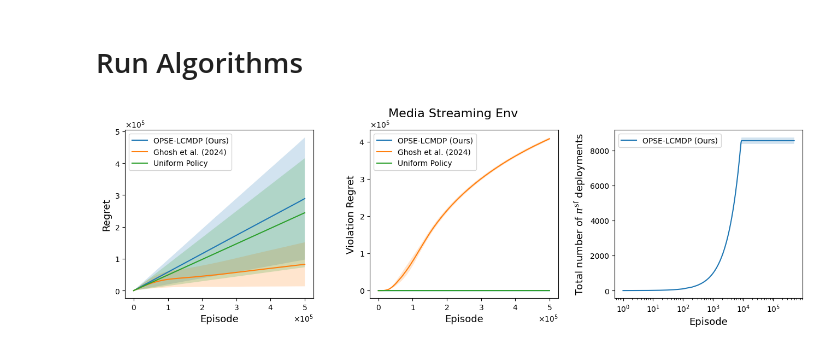
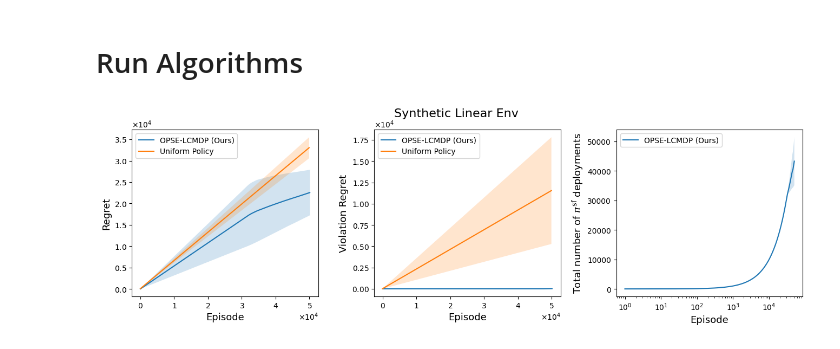
Before and after one commit to matsuolab/Episode-Wise-Safe-Linear-CMDP, a Jupyter notebook: Experiment-tabular.ipynb, the cells around one changed output. Saved outputs shown, nothing was run; the diff lists cells and outputs as text; code cells hidden in the pictures.

Commit message:
Update: linear seems work. TODO: add Ghosh algorithm

```diff
--- a/Experiment-tabular.ipynb
+++ b/Experiment-tabular.ipynb
@@ -4,7 +4,7 @@ ray.shutdown()
 ray.init(num_cpus=3)
 
 debug = False
-CMDP_type = "streaming"  # choose "random" or "streaming"
+CMDP_type = "linear"  # choose "random" or "streaming"
 # NUM_SEEDS = 30
 NUM_SEEDS = 3
 
@@ -455,7 +160,7 @@ if debug:
 # Run Algorithms
 # %%
 import ray
-
+from utils import set_cmdp_info
 
 @ray.remote
 class Buffer:
@@ -464,10 +169,6 @@ class Buffer:
         self.regrets = []
         self.vio_regrets = []
         self.safe_deploy_sums = []
-
-        self.episodes_Ghosh = []
-        self.regrets_Ghosh = []
-        self.vio_regrets_Ghosh = []
 
         self.episodes_uni = []
         self.regrets_uni = []
@@ -478,11 +179,6 @@ class Buffer:
         self.regrets.append(regrets)
         self.vio_regrets.append(vio_regrets)
         self.safe_deploy_sums.append(safe_deploy_sums)
-
-    def add_Ghosh(self, episodes_Ghosh, regrets_Ghosh, vio_regrets_Ghosh):
-        self.episodes_Ghosh.append(episodes_Ghosh)
-        self.regrets_Ghosh.append(regrets_Ghosh)
-        self.vio_regrets_Ghosh.append(vio_regrets_Ghosh)
 
     def add_uni(self, episodes_uni, regrets_uni, vio_regrets_uni):
         self.episodes_uni.append(episodes_uni)
@@ -495,15 +191,11 @@ class Buffer:
         vio_regrets = np.array(self.vio_regrets)
         deploy_sums = np.array(self.safe_deploy_sums)
 
-        Ghosh_episodes = np.array(self.episodes_Ghosh)
-        Ghosh_regrets = np.array(self.regrets_Ghosh)
-        Ghosh_vio_regrets = np.array(self.vio_regrets_Ghosh)
-
         uni_episodes = np.array(self.episodes_uni)
         uni_regrets = np.array(self.regrets_uni)
         uni_vio_regrets = np.array(self.vio_regrets_uni)
 
-        return episodes, regrets, vio_regrets, deploy_sums, Ghosh_episodes, Ghosh_regrets, Ghosh_vio_regrets, uni_episodes, uni_regrets, uni_vio_regrets
+        return episodes, regrets, vio_regrets, deploy_sums, uni_episodes, uni_regrets, uni_vio_regrets
 
 
 @ray.remote
@@ -519,21 +211,6 @@ def run_proposal(buffer, seed):
         np.array(regrets),
         np.array(vio_regrets),
         np.array(safe_deploy_sums),
-    )
-
-
-@ray.remote
-def run_Ghosh(buffer, seed):
-    key = PRNGKey(seed)
-    cmdp = create_cmdp(key)
-    cmdp = set_cmdp_info(cmdp)
-
-    episodes_Ghosh, regrets_Ghosh, vio_regrets_Ghosh = RunAlgoGhosh(cmdp, K, seed)
-
-    buffer.add_Ghosh.remote(
-        np.array(episodes_Ghosh),
-        np.array(regrets_Ghosh),
-        np.array(vio_regrets_Ghosh),
     )
 
 
@@ -557,7 +234,6 @@ buffer = Buffer.remote()
 jobs = []
 for i in range(NUM_SEEDS):
     jobs.append(run_proposal.remote(buffer, i))
-    jobs.append(run_Ghosh.remote(buffer, i))
     jobs.append(run_uni.remote(buffer, i))
 
 _ = ray.get(jobs)
@@ -571,7 +247,7 @@ with open(f"results-{CMDP_type}.pkl", "wb") as f:
 import pickle
 with open(f"results-{CMDP_type}.pkl", "rb") as f:
     results = pickle.load(f)
-    episodes, regrets, vio_regrets, deploy_sums, Ghosh_episodes, Ghosh_regrets, Ghosh_vio_regrets, uni_episodes, uni_regrets, uni_vio_regrets = results
+    episodes, regrets, vio_regrets, deploy_sums, uni_episodes, uni_regrets, uni_vio_regrets = results
 # %%
 import numpy as np
 import matplotlib.pyplot as plt
@@ -593,10 +269,6 @@ reg_mean, reg_std = regrets.mean(axis=0), regrets.std(axis=0)
 vio_mean, vio_std = vio_regrets.mean(axis=0), vio_regrets.std(axis=0)
 deploy_mean, deploy_std = deploy_sums.mean(axis=0), deploy_sums.std(axis=0)
 
-Ghosh_epi_mean = Ghosh_episodes.mean(axis=0)
-Ghosh_reg_mean, Ghosh_reg_std = Ghosh_regrets.mean(axis=0), Ghosh_regrets.std(axis=0)
-Ghosh_vio_mean, Ghosh_vio_std = Ghosh_vio_regrets.mean(axis=0), Ghosh_vio_regrets.std(axis=0)
-
 uni_epi_mean = uni_episodes.mean(axis=0)
 uni_reg_mean, uni_reg_std = uni_regrets.mean(axis=0), uni_regrets.std(axis=0)
 uni_vio_mean, uni_vio_std = uni_vio_regrets.mean(axis=0), uni_vio_regrets.std(axis=0)
@@ -610,8 +282,6 @@ fig.subplots_adjust(wspace=0.3)
 ax = fig.add_subplot(1, 3, 1)
 ax.plot(epi_mean, reg_mean, label="OPSE-LCMDP (Ours)", rasterized=True)
 ax.fill_between(epi_mean, reg_mean - reg_std, reg_mean + reg_std, alpha=0.2)
-ax.plot(Ghosh_epi_mean, Ghosh_reg_mean, label="Ghosh et al. (2024)", rasterized=True)
-ax.fill_between(Ghosh_epi_mean, Ghosh_reg_mean - Ghosh_reg_std, Ghosh_reg_mean + Ghosh_reg_std, alpha=0.2)
 ax.plot(uni_epi_mean, uni_reg_mean, label="Uniform Policy", rasterized=True)
 ax.fill_between(uni_epi_mean, uni_reg_mean - uni_reg_std, uni_reg_mean + uni_reg_std, alpha=0.2)
 
@@ -627,35 +297,33 @@ ax.ticklabel_format(style="sci",  axis="x", scilimits=(0,0))
 ax2 = fig.add_subplot(1, 3, 2)
 ax2.plot(epi_mean, vio_mean, label="OPSE-LCMDP (Ours)", rasterized=True)
 ax2.fill_between(epi_mean, vio_mean - vio_std, vio_mean + vio_std, alpha=0.2)
-ax2.plot(Ghosh_epi_mean, Ghosh_vio_mean, label="Ghosh et al. (2024)", rasterized=True)
-ax2.fill_between(Ghosh_epi_mean, Ghosh_vio_mean - Ghosh_vio_std, Ghosh_vio_mean + Ghosh_vio_std, alpha=0.2)
 ax2.plot(uni_epi_mean, uni_vio_mean, label="Uniform Policy", rasterized=True)
 ax2.fill_between(uni_epi_mean, uni_vio_mean - uni_vio_std, uni_vio_mean + uni_vio_std, alpha=0.2)
 ax2.set_ylabel("Violation Regret", fontdict={"fontsize": 13})
 ax2.set_xlabel("Episode", fontdict={"fontsize": 13})
 ax2.legend()
 ax2.yaxis.set_major_formatter(FixedOrderFormatter(6 ,useMathText=True))
 ax2.xaxis.set_major_formatter(FixedOrderFormatter(5 ,useMathText=True))
 ax2.ticklabel_format(style="sci",  axis="y", scilimits=(0,0))
 ax2.ticklabel_format(style="sci",  axis="x", scilimits=(0,0))
 
 # plot number of safe policy deployments
 ax3 = fig.add_subplot(1, 3, 3)
 ax3.plot(epi_mean, deploy_mean, label="OPSE-LCMDP (Ours)", rasterized=True)
 ax3.fill_between(epi_mean, deploy_mean - deploy_std, deploy_mean + deploy_std, alpha=0.2)
 ax3.set_ylabel(r"Total number of $\pi^{\mathrm{sf}}$ deployments", fontdict={"fontsize": 13})
 ax3.set_xlabel("Episode", fontdict={"fontsize": 13})
 ax3.set_xscale("log")
 ax3.legend()
 
 if CMDP_type == "random":
     plt.suptitle(f"Synthetic Tabular Env", fontsize=16)
 elif CMDP_type == "streaming":
     plt.suptitle(f"Media Streaming Env", fontsize=16)
 elif CMDP_type == "linear":
     plt.suptitle(f"Synthetic Linear Env", fontsize=16)
 
 # plt.tight_layout()
 plt.savefig(f"results-{CMDP_type}.pdf")
 # %% [output]
-[figure, old version]
+[figure, new version]
```
Also changed, not shown: parts of 16 cells of this notebook, 11 other files.
